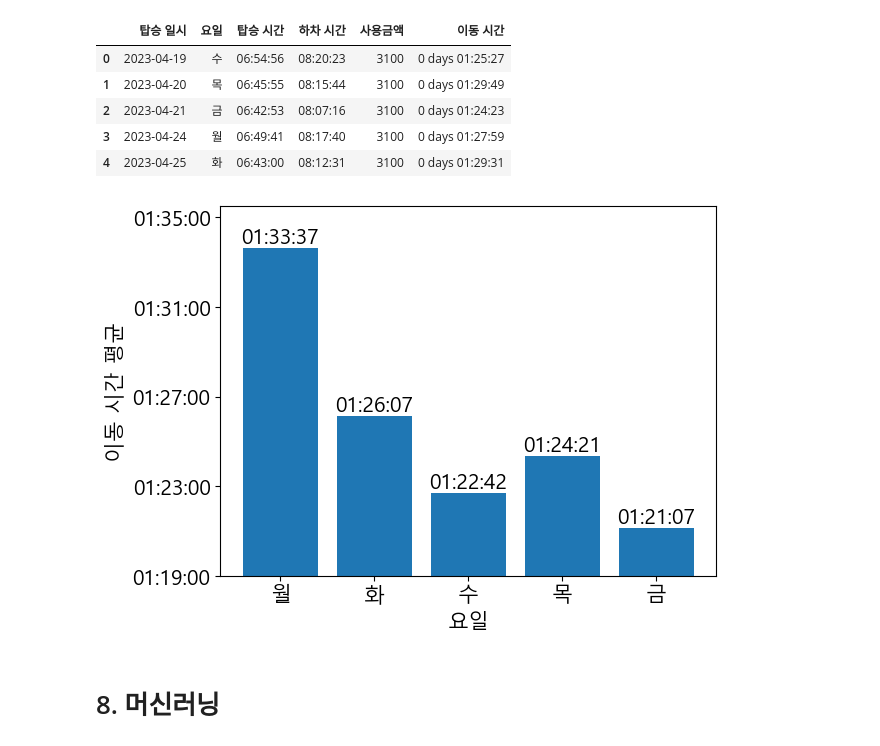
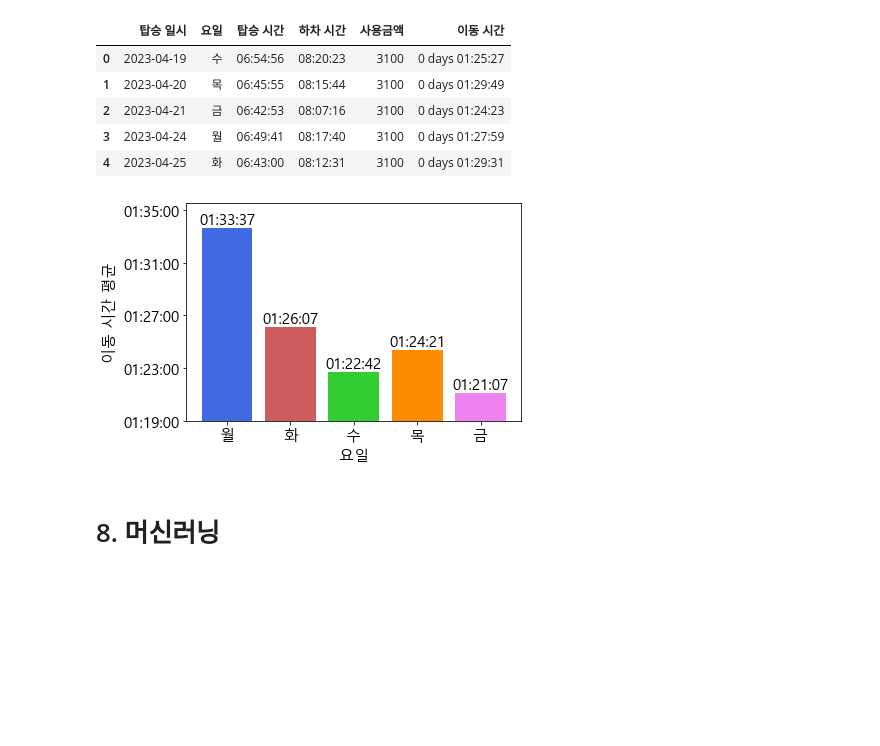
Before and after one commit to koreanbulbasaur/Project, a Jupyter notebook: one_project/first_sheet_example.ipynb, the cells around one changed output. Saved outputs shown, nothing was run; the diff lists cells and outputs as text; code cells hidden in the pictures; blank space fills up the shorter version.

Commit message:
plot_complete
plot_complete

```diff
--- a/one_project/first_sheet_example.ipynb
+++ b/one_project/first_sheet_example.ipynb
@@ -1,7 +1,7 @@
 # %%
 import pandas as pd
 
-df = pd.read_excel('../test_test.xlsx')
+df = pd.read_excel('./test_test.xlsx')
 df.head()
 # %% [output]
 |  | 탑승 일시 | 탑승 시간 | 교통수단 | 사용처 | 사용금액 | 사용후잔액 | 승차역 | 하차역 | 하차일시 | 하차 시간 | 노선(호선) | ... |
@@ -317,8 +317,11 @@ mean_by_day = new_df.groupby('요일')['이동 시간'].mean()
 days = ['월', '화', '수', '목', '금']
 mean_by_day = mean_by_day.reindex(days)
 
+# 색상 리스트
+colors = ['royalblue', 'indianred', 'limegreen', 'darkorange', 'violet', 'lightgray']
+
 # 시각화
-plt.bar(mean_by_day.index, mean_by_day)
+plt.bar(mean_by_day.index, mean_by_day, color=colors)
 plt.xlabel('요일')
 plt.ylabel('이동 시간 평균')
 
@@ -326,34 +329,34 @@ ylim_int = []
 
 # 막대 위에 값 텍스트 추가
 for i, v in enumerate(mean_by_day.values):
     v_str = str(v)[:4]
     y = int(v_str)
     ylim_int.append(y)
     hours = y // 3600
     minutes = (y % 3600) // 60
     seconds = y % 60
     time_formatted = f"{hours:02d}:{minutes:02d}:{seconds:02d}"
     plt.text(i, y, time_formatted, ha='center', va='bottom')
 
 # ylim 시분초로 수정
 delta = 60 * 2
 ylim_min = int(min(ylim_int) / 10) * 10 - delta
 ylim_max = int(max(ylim_int) / 10) * 10 + delta
 plt.ylim(ylim_min, ylim_max)
 time_int = range(ylim_min, ylim_max, 240)
 ylim_data = []
 for i in time_int:
     hours = i // 3600
     minutes = (i % 3600) // 60
     seconds = i % 60
     time_formatted = f"{hours:02d}:{minutes:02d}:{seconds:02d}"
     ylim_data.append(time_formatted)
 plt.yticks(time_int, ylim_data)
 
 # 그래프 보이기
 plt.show()
 # %% [output]
-[figure, old version]
+[figure, new version]
 # %% [markdown]
 # 8. 머신러닝
 # %% [markdown]
```
Also changed, not shown: parts of 33 cells of this notebook.
